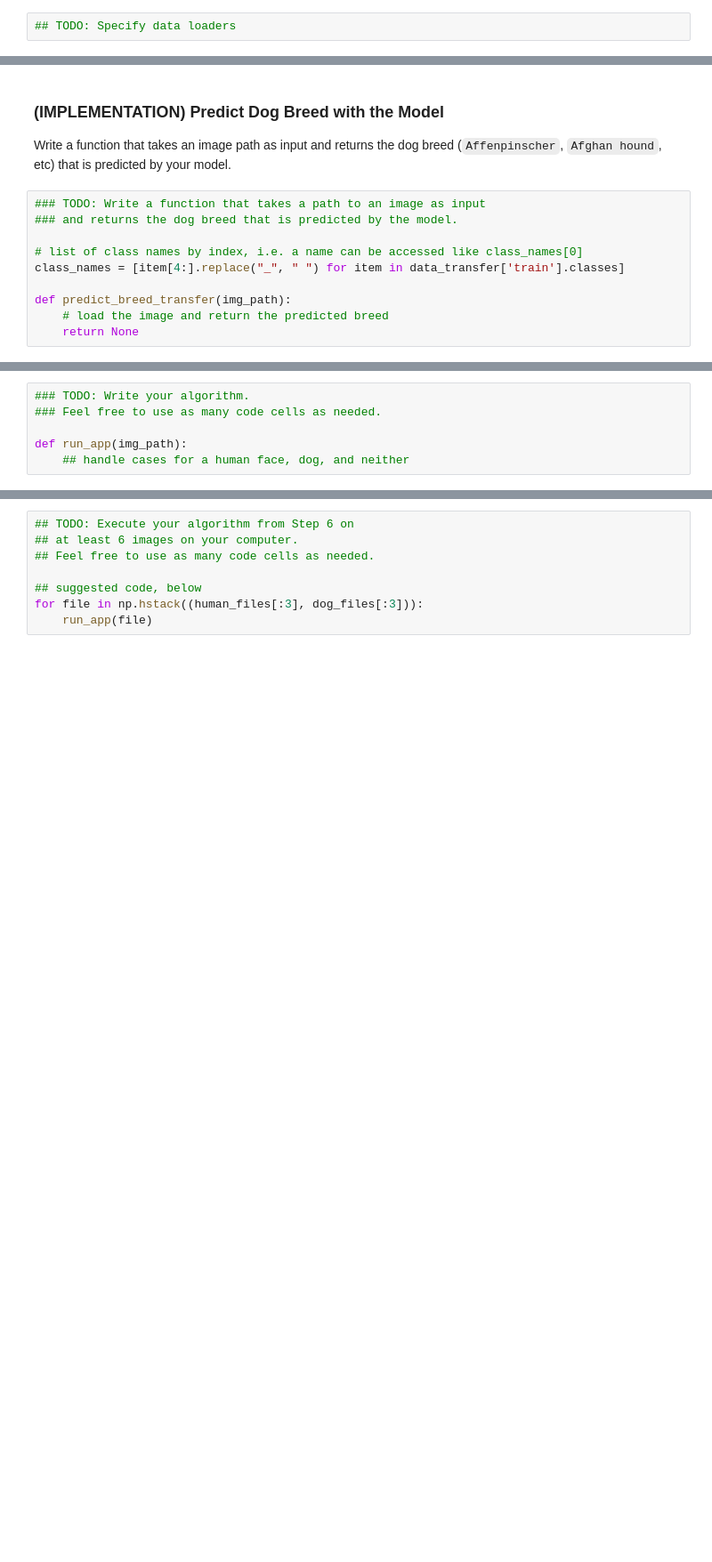
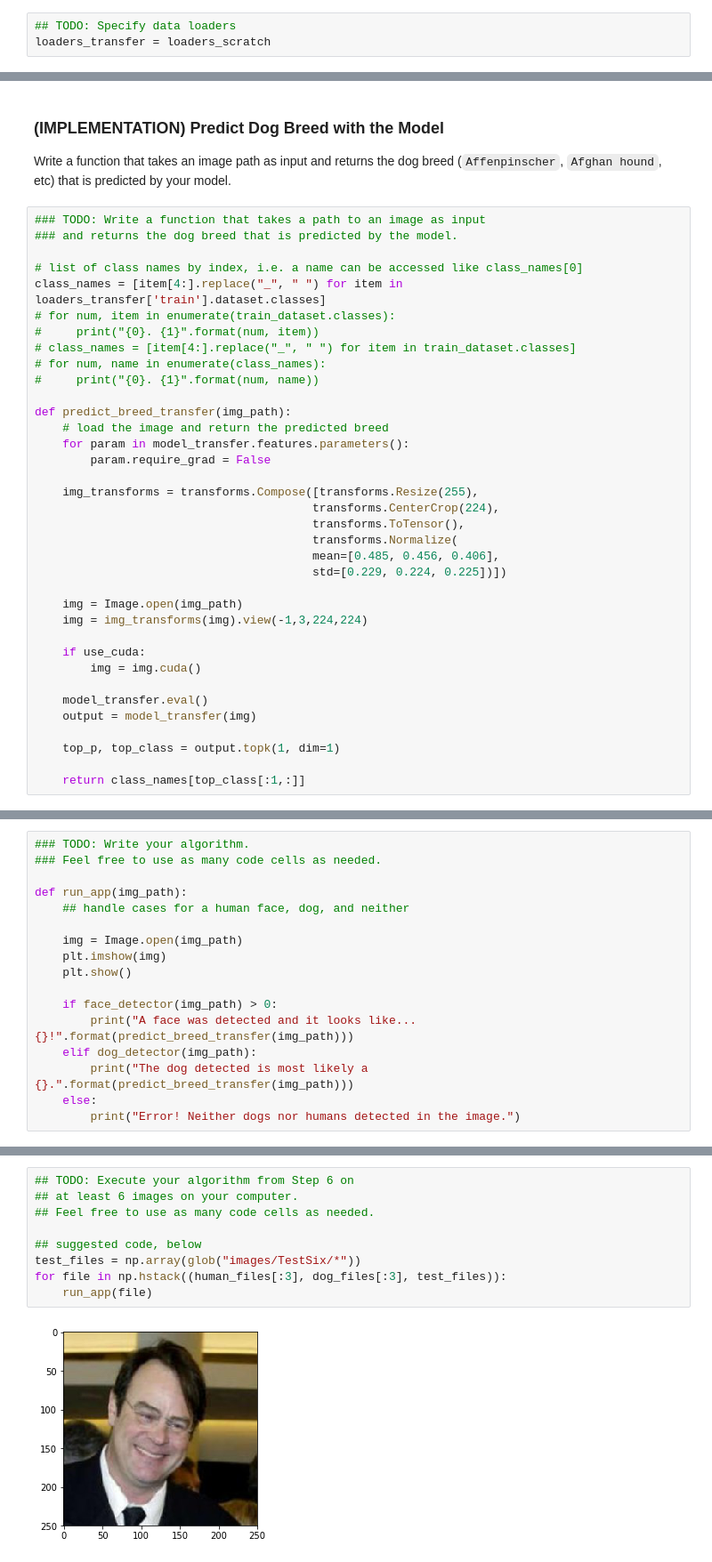
Before and after one commit to jeffvswanson/MachineLearning, a Jupyter notebook: DogBreedClassifier/dog_app.ipynb, the cells around one changed output, grey strips where cells are left out. Shown at 89% size. Drawn from its saved outputs; the diff is of its cells as text; blank space fills up the shorter version.

```diff
--- a/DogBreedClassifier/dog_app.ipynb
+++ b/DogBreedClassifier/dog_app.ipynb
@@ -483,6 +690,7 @@ Use the code cell below to write three separate [data loaders](http://pytorch.or
 If you like, **you are welcome to use the same data loaders from the previous step**, when you created a CNN from scratch.
 # %%
 ## TODO: Specify data loaders
+loaders_transfer = loaders_scratch
 # %% [markdown]
 ### (IMPLEMENTATION) Model Architecture
 
@@ -532,11 +781,37 @@ Write a function that takes an image path as input and returns the dog breed (`A
 ### and returns the dog breed that is predicted by the model.
 
 # list of class names by index, i.e. a name can be accessed like class_names[0]
-class_names = [item[4:].replace("_", " ") for item in data_transfer['train'].classes]
+class_names = [item[4:].replace("_", " ") for item in loaders_transfer['train'].dataset.classes]
+# for num, item in enumerate(train_dataset.classes):
+#     print("{0}. {1}".format(num, item))
+# class_names = [item[4:].replace("_", " ") for item in train_dataset.classes]
+# for num, name in enumerate(class_names):
+#     print("{0}. {1}".format(num, name))
 
 def predict_breed_transfer(img_path):
     # load the image and return the predicted breed
-    return None
+    for param in model_transfer.features.parameters():
+        param.require_grad = False
+
+    img_transforms = transforms.Compose([transforms.Resize(255),
+                                        transforms.CenterCrop(224),
+                                        transforms.ToTensor(),
+                                        transforms.Normalize(
+                                        mean=[0.485, 0.456, 0.406],
+                                        std=[0.229, 0.224, 0.225])])
+
+    img = Image.open(img_path)
+    img = img_transforms(img).view(-1,3,224,224)
+
+    if use_cuda:
+        img = img.cuda()
+
+    model_transfer.eval()
+    output = model_transfer(img)
+
+    top_p, top_class = output.topk(1, dim=1)
+
+    return class_names[top_class[:1,:]]
 # %% [markdown]
 ---
 <a id='step5'></a>
@@ -561,6 +836,17 @@ Some sample output for our algorithm is provided below, but feel free to design
 
 def run_app(img_path):
     ## handle cases for a human face, dog, and neither
+
+    img = Image.open(img_path)
+    plt.imshow(img)
+    plt.show()
+
+    if face_detector(img_path) > 0:
+        print("A face was detected and it looks like...{}!".format(predict_breed_transfer(img_path)))
+    elif dog_detector(img_path):
+        print("The dog detected is most likely a {}.".format(predict_breed_transfer(img_path)))
+    else:
+        print("Error! Neither dogs nor humans detected in the image.")
 # %% [markdown]
 ---
 <a id='step6'></a>
@@ -578,8 +869,11 @@ __Answer:__ (Three possible points for improvement)
 # %%
 ## TODO: Execute your algorithm from Step 6 on
 ## at least 6 images on your computer.
 ## Feel free to use as many code cells as needed.
 
 ## suggested code, below
-for file in np.hstack((human_files[:3], dog_files[:3])):
+test_files = np.array(glob("images/TestSix/*"))
+for file in np.hstack((human_files[:3], dog_files[:3], test_files)):
     run_app(file)
+# %% [output]
+[figure, added]
```
Also changed, not shown: parts of 36 cells of this notebook.
